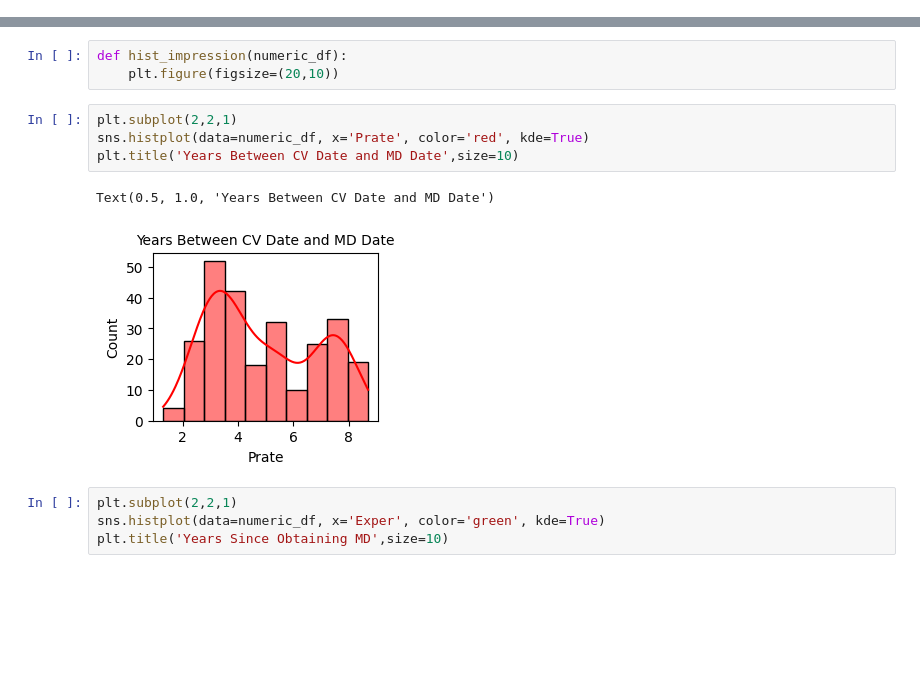
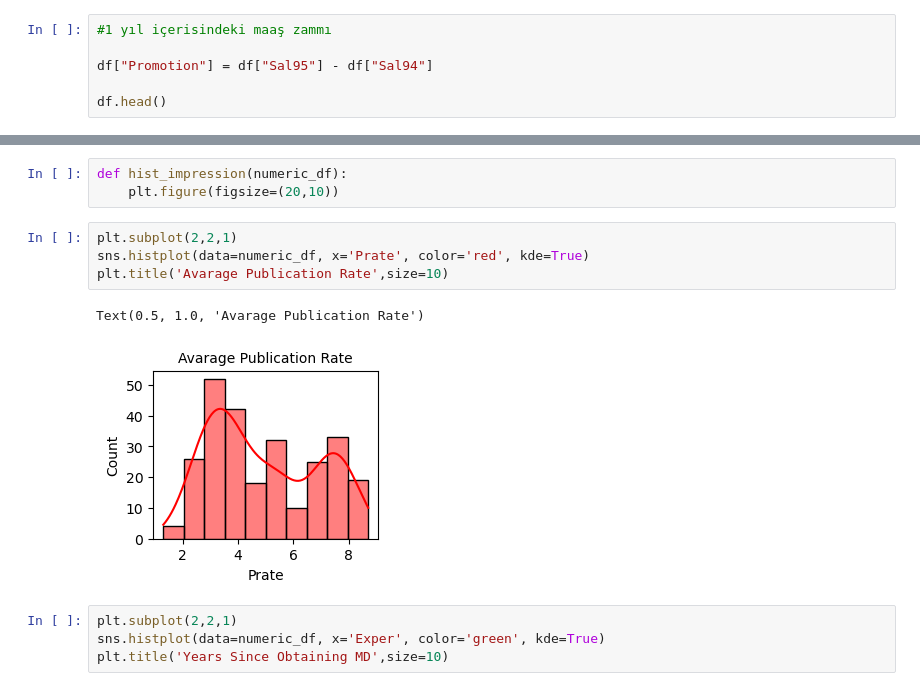
Before and after one commit to zulalbigis/Hi_Kod_Data_Science_Bootcamp_Final_Project, a Jupyter notebook: Final_Project.ipynb, the cells around one changed output, grey strips where cells are left out. Drawn from its saved outputs; the diff is of its cells as text; blank space fills up the shorter version.

```diff
--- a/Final_Project.ipynb
+++ b/Final_Project.ipynb
@@ -231,0 +261,6 @@ plt.show()
+# %%
+#1 yıl içerisindeki maaş zammı
+
+df["Promotion"] = df["Sal95"] - df["Sal94"]
+
+df.head()
@@ -245,10 +306,10 @@ def hist_impression(numeric_df):
 # %%
 plt.subplot(2,2,1)
 sns.histplot(data=numeric_df, x='Prate', color='red', kde=True)
-plt.title('Years Between CV Date and MD Date',size=10)
+plt.title('Avarage Publication Rate',size=10)
 # %% [output]
-Text(0.5, 1.0, 'Years Between CV Date and MD Date')
+Text(0.5, 1.0, 'Avarage Publication Rate')
-[figure, old version]
+[figure, new version]
 # %%
 plt.subplot(2,2,1)
 sns.histplot(data=numeric_df, x='Exper', color='green', kde=True)
```
Also changed, not shown: parts of 16 cells of this notebook.
